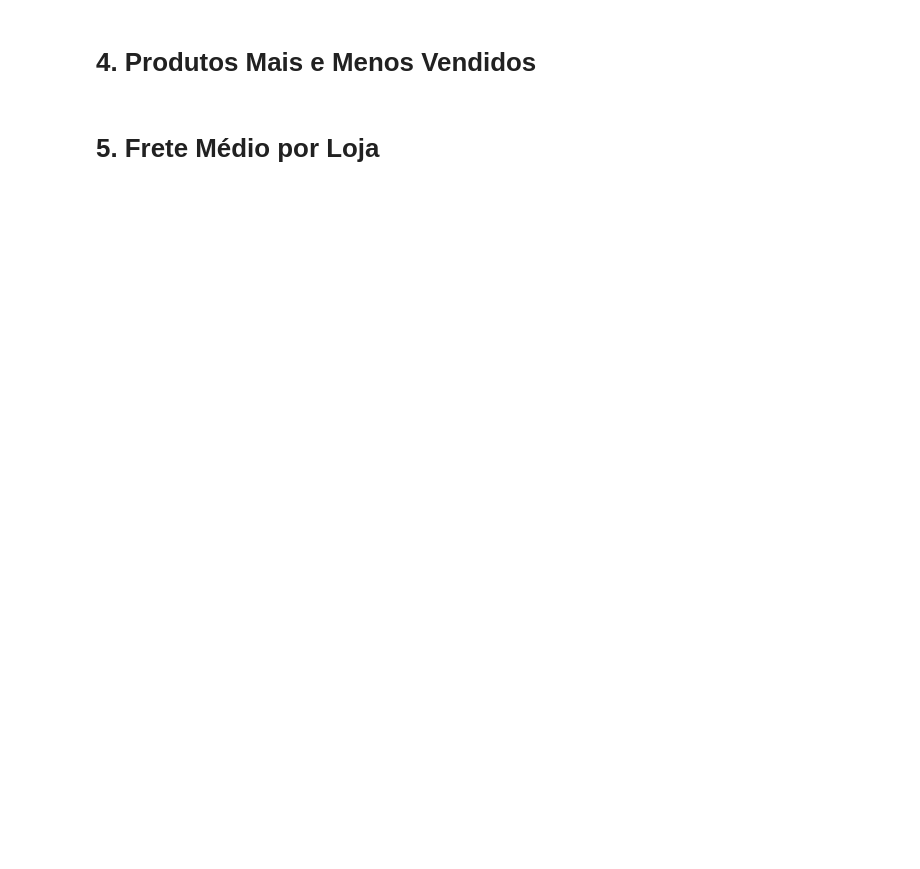
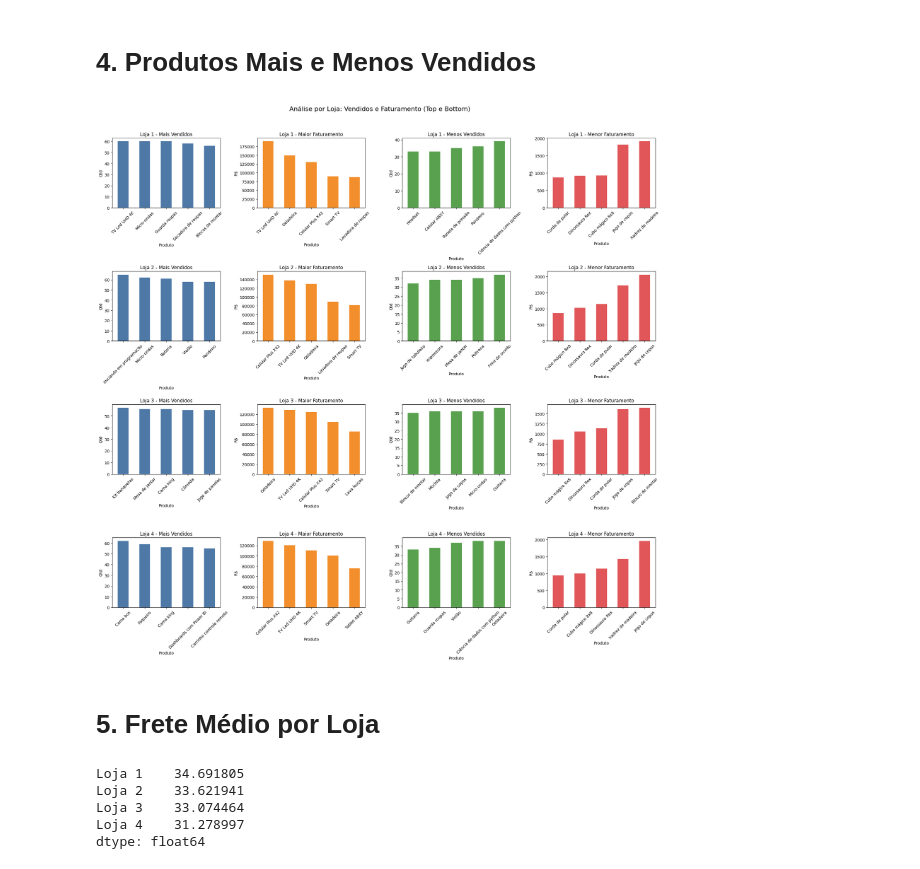
Before and after one commit to FalkonGangrel/challenge1-data-science, a Jupyter notebook: AluraStoreBr.ipynb, the cells around one changed output. Saved outputs shown, nothing was run; the diff lists cells and outputs as text; code cells hidden in the pictures; blank space fills up the shorter version.

```diff
--- a/AluraStoreBr.ipynb
+++ b/AluraStoreBr.ipynb
@@ -135,4 +172,59 @@ plt.show()
 # %% [markdown]
 # 4. Produtos Mais e Menos Vendidos
+# %%
+#Função para preparação para verificação de vendas e faturamentos por produto:
+def prepara_dados(loja):
+    vendidos = loja.groupby('Produto')['Preço'].count().sort_values(ascending=False)
+    faturamento = loja.groupby('Produto')['Preço'].sum().sort_values(ascending=False)
+    return vendidos, faturamento
+
+# Preparando dados por loja
+dados_lojas = []
+for loja in [loja1, loja2, loja3, loja4]:
+    maisVendidos, maisFaturados = prepara_dados(loja)
+    menosVendidos = maisVendidos.sort_values(ascending=True)
+    menosFaturados = maisFaturados.sort_values(ascending=True)
+    dados_lojas.append({
+        'mais_vendidos': maisVendidos.head(5),
+        'mais_faturados': maisFaturados.head(5),
+        'menos_vendidos': menosVendidos.head(5),
+        'menos_faturados': menosFaturados.head(5)
+    })
+# %%
+fig, axes = plt.subplots(nrows=4, ncols=4, figsize=(20, 20))
+fig.suptitle('Análise por Loja: Vendidos e Faturamento (Top e Bottom)', fontsize=16)
+
+titulos = ['Mais Vendidos', 'Maior Faturamento', 'Menos Vendidos', 'Menor Faturamento']
+corFatura = ['#4e79a7', '#f28e2b', '#59a14f', '#e15759']
+colunas = ['mais_vendidos', 'mais_faturados', 'menos_vendidos', 'menos_faturados']
+
+for i, loja in enumerate(dados_lojas):
+    for j, col in enumerate(colunas):
+        ax = axes[i, j]
+        loja[col].plot(kind='bar', ax=ax, color=corFatura[j])
+        ax.set_title(f'Loja {i+1} - {titulos[j]}')
+        ax.set_ylabel('Qtd' if 'vendidos' in col else 'R$')
+        ax.set_xlabel('Produto')
+        ax.tick_params(axis='x', rotation=45)
+
+plt.tight_layout(rect=[0, 0, 1, 0.96])
+plt.show()
+# %% [output]
+[figure, added]
 # %% [markdown]
 # 5. Frete Médio por Loja
+# %%
+frete = pd.Series({
+        "Loja 1": loja1['Frete'].mean(),
+        "Loja 2": loja2['Frete'].mean(),
+        "Loja 3": loja3['Frete'].mean(),
+        "Loja 4": loja4['Frete'].mean()
+    }
+)
+frete.head()
+# %% [output]
+Loja 1    34.691805
+Loja 2    33.621941
+Loja 3    33.074464
+Loja 4    31.278997
+dtype: float64
```
Also changed, not shown: parts of 8 cells of this notebook.
